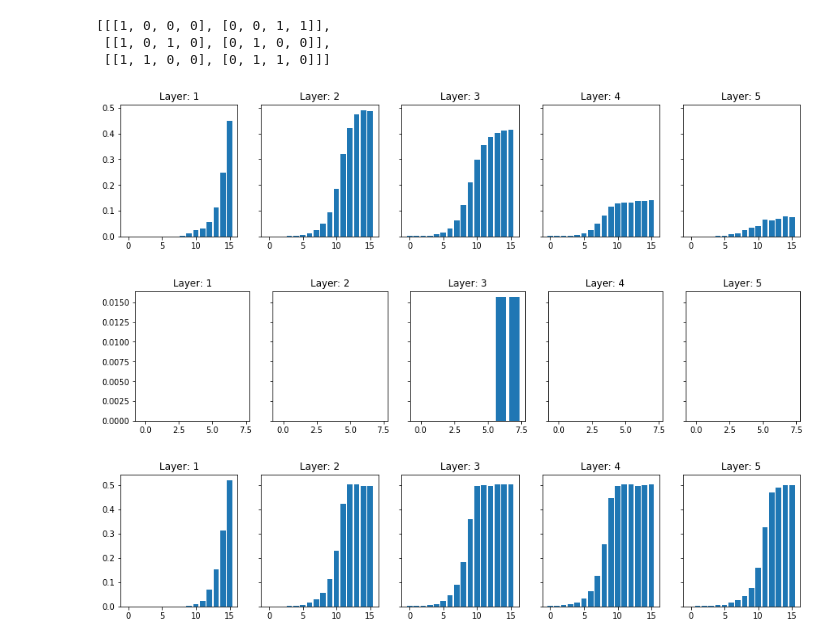
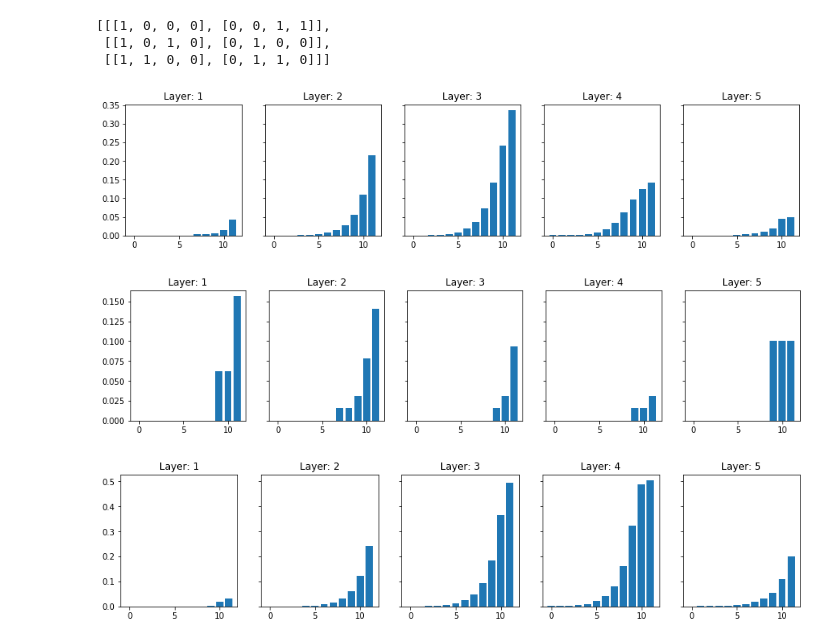
Before and after one commit to vorzawk/mdlAttack, a Jupyter notebook: mdlAttack_measureBER.ipynb, the cells around one changed output. Drawn from its saved outputs; the diff is of its cells as text; code cells hidden in the pictures.

```diff
--- a/mdlAttack_measureBER.ipynb
+++ b/mdlAttack_measureBER.ipynb
@@ -120,7 +120,7 @@ def compute_bitErrorRate(scaledOrigWeights, scaledModifiedWeights, res):
     bitErrorRates = numBitErrors/numBitVals
     return bitErrorRates
 # %%
-BIT_RESOLUTION = 16
+BIT_RESOLUTION = 12
 # First, scale the weights into [0,1)
 scaledOrigWeights, scaledModifiedWeights = convert_toFraction(
     origWeights, modifiedWeights)
@@ -134,7 +134,7 @@ for layerNo in range(numLayers):
     axarr[layerNo].bar(np.arange(BIT_RESOLUTION), ber[layerNo])
     axarr[layerNo].set_title('Layer: ' + str(layerNo+1))
 # %% [output]
-[figure, old version]
+[figure, new version]
 # %%
 # First, scale the Biases into [0,1)
 scaledOrigBiases, scaledModifiedBiases = convert_toFraction(
@@ -148,7 +148,7 @@ for layerNo in range(numLayers):
     axarr[layerNo].bar(np.arange(BIT_RESOLUTION), ber[layerNo])
     axarr[layerNo].set_title('Layer: ' + str(layerNo+1))
 # %% [output]
-[figure, old version]
+[figure, new version]
 # %%
 def measure_noise(origValues, modifiedValues):
     noiseValues = []
@@ -174,19 +174,17 @@ for origArr, noiseArr in zip(origWeights, randNoise):
     randModifiedArr = origArr + noiseArr
     randModifiedWeights.append(randModifiedArr)
 # %%
-# compute BER
-BIT_RESOLUTION = 16
 # First, scale the weights into [0,1)
 scaledOrigWeights, scaledModifiedWeights = convert_toFraction(
     origWeights, randModifiedWeights)
 # scaled_origWeights and scaled_modifiedWeights are in [0-1), and we want
 # to convert them into binary.
 ber = compute_bitErrorRate(
     scaledOrigWeights, scaledModifiedWeights, BIT_RESOLUTION)
 numLayers = len(origWeights)
 f, axarr = plt.subplots(1,numLayers, sharey=True, figsize=(15,3))
 for layerNo in range(numLayers):
     axarr[layerNo].bar(np.arange(BIT_RESOLUTION), ber[layerNo])
     axarr[layerNo].set_title('Layer: ' + str(layerNo+1))
 # %% [output]
-[figure, old version]
+[figure, new version]
```
Also changed, not shown: 2 other files.
